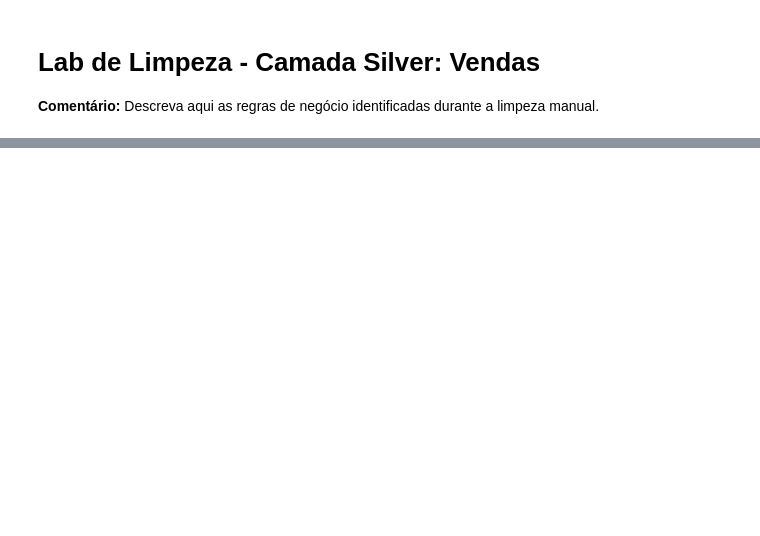
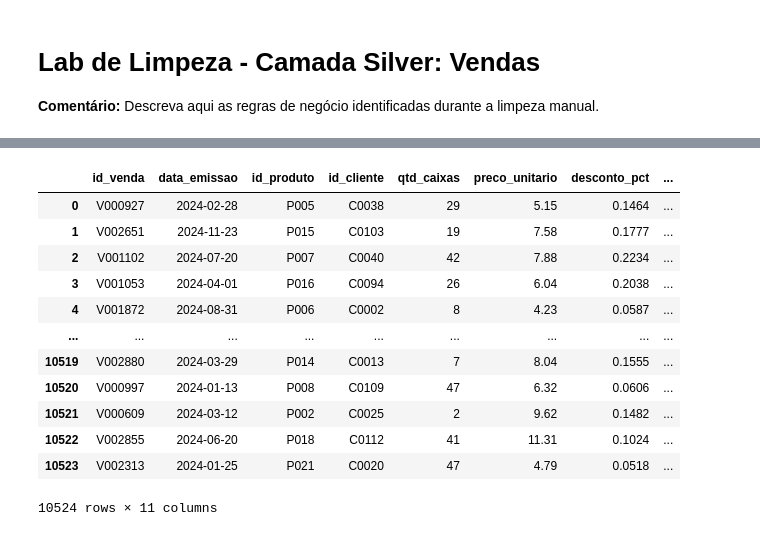
Before and after one commit to rafaelladuarte/refresco-data-case, a Jupyter notebook: pipeline/silver/notebooks/clean_vendas.ipynb, the cells around one changed output, grey strips where cells are left out. Cells and saved outputs as stored; diff of their text form; code cells hidden in the pictures; blank space fills up the shorter version.

Commit message:
feat: implement data loading logic in bronze-to-silver processing notebooks

```diff
--- a/pipeline/silver/notebooks/clean_vendas.ipynb
+++ b/pipeline/silver/notebooks/clean_vendas.ipynb
@@ -2,12 +2,3 @@
 # Lab de Limpeza - Camada Silver: Vendas
 
 **Comentário:** Descreva aqui as regras de negócio identificadas durante a limpeza manual.
-# %%
-import pandas as pd
-from pathlib import Path
-import glob
-
-# Ajuste de caminhos (considerando que o notebook está em pipeline/silver/notebooks/)
-BASE_DIR = Path('__file__').parent.parent.parent.parent if '__file__' in locals() else Path('.').parent.parent.parent.parent
-BRONZE_PATH = BASE_DIR / 'data' / 'bronze' / 'vendas'
-SILVER_PATH = BASE_DIR / 'data' / 'silver' / 'vendas'
@@ -13,0 +9,5 @@ SILVER_PATH = BASE_DIR / 'data' / 'silver' / 'vendas'
+# %%
+if "__file__" in globals():
+    BASE_DIR = Path(__file__).resolve().parents[3]
+else:
+    BASE_DIR = Path.cwd().resolve().parents[2]
@@ -14,3 +17,2 @@ SILVER_PATH = BASE_DIR / 'data' / 'silver' / 'vendas'
 # %%
-# TODO: Implementar a leitura de todas as partições CSV
-# Dica: use glob.glob(str(BRONZE_PATH / '**/*.csv'), recursive=True)
+files = glob.glob(str(BRONZE_PATH / "**/*.csv"), recursive=True)
@@ -22,0 +27,20 @@ SILVER_PATH = BASE_DIR / 'data' / 'silver' / 'vendas'
+# %%
+df = pd.concat(
+    [pd.read_csv(file, encoding="utf-8", sep=",") for file in files],
+    ignore_index=True
+)
+df
+# %% [output]
+|  | id_venda | data_emissao | id_produto | id_cliente | qtd_caixas | preco_unitario | desconto_pct | ... |
+| 0 | V000927 | 2024-02-28 | P005 | C0038 | 29 | 5.15 | 0.1464 | ... |
+| 1 | V002651 | 2024-11-23 | P015 | C0103 | 19 | 7.58 | 0.1777 | ... |
+| 2 | V001102 | 2024-07-20 | P007 | C0040 | 42 | 7.88 | 0.2234 | ... |
+| 3 | V001053 | 2024-04-01 | P016 | C0094 | 26 | 6.04 | 0.2038 | ... |
+| 4 | V001872 | 2024-08-31 | P006 | C0002 | 8 | 4.23 | 0.0587 | ... |
+| ... | ... | ... | ... | ... | ... | ... | ... | ... |
+| 10519 | V002880 | 2024-03-29 | P014 | C0013 | 7 | 8.04 | 0.1555 | ... |
+| 10520 | V000997 | 2024-01-13 | P008 | C0109 | 47 | 6.32 | 0.0606 | ... |
+| 10521 | V000609 | 2024-03-12 | P002 | C0025 | 2 | 9.62 | 0.1482 | ... |
+| 10522 | V002855 | 2024-06-20 | P018 | C0112 | 41 | 11.31 | 0.1024 | ... |
+| 10523 | V002313 | 2024-01-25 | P021 | C0020 | 47 | 4.79 | 0.0518 | ... |
+10524 rows × 11 columns
```
Also changed, not shown: parts of 6 cells of this notebook, 3 other files.
